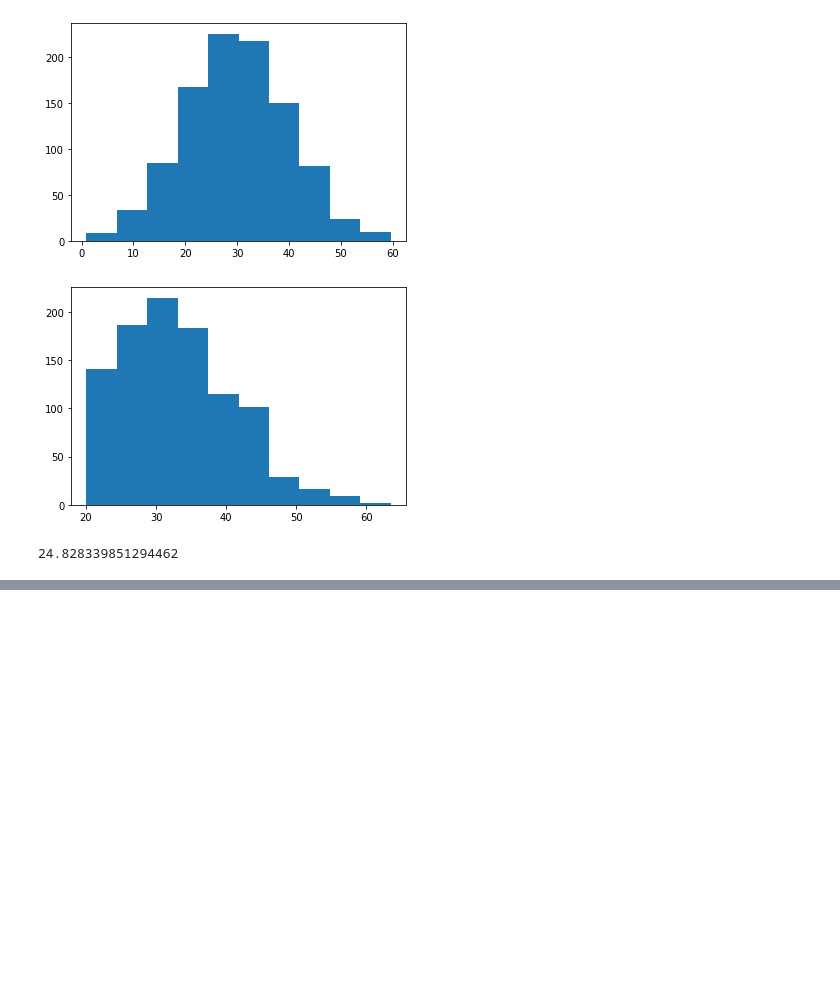
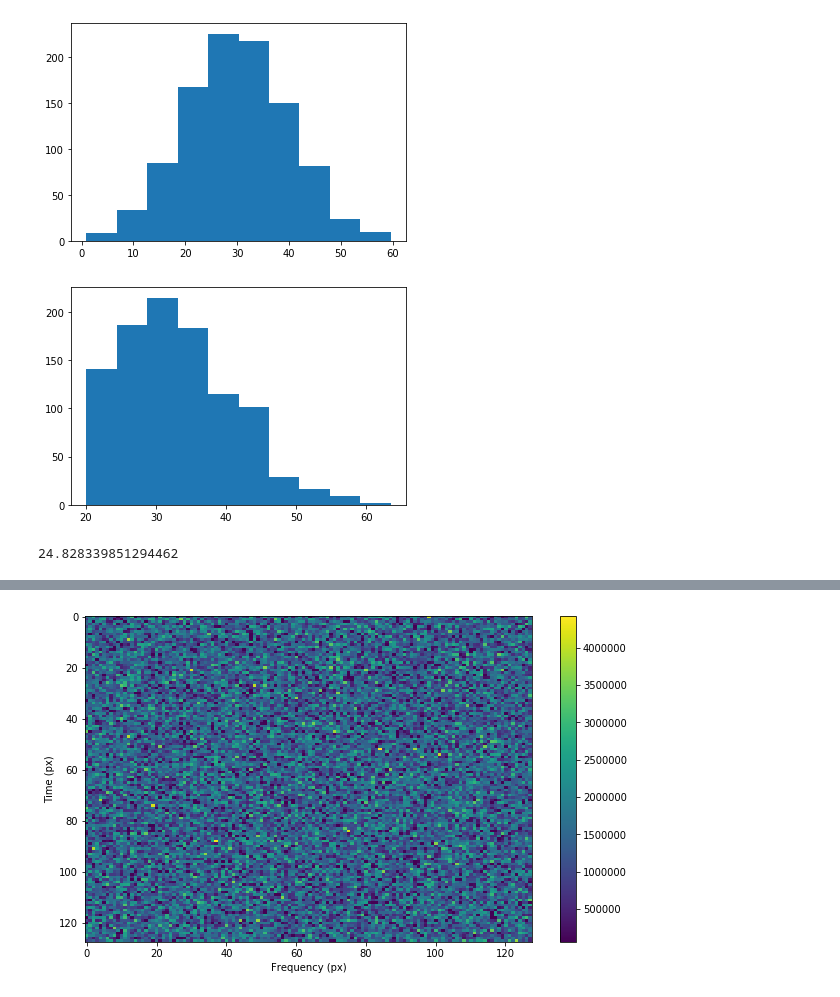
Before and after one commit to bbrzycki/bl-scint-analysis, a Jupyter notebook: generation/Add_Scintillation_to_Observations.ipynb, the cells around one changed output, grey strips where cells are left out. Saved outputs shown, nothing was run; the diff lists cells and outputs as text; code cells hidden in the pictures; blank space fills up the shorter version.

```diff
--- a/generation/Add_Scintillation_to_Observations.ipynb
+++ b/generation/Add_Scintillation_to_Observations.ipynb
@@ -225,0 +228,83 @@ a
+# %%
+##### FRAME PARAMETERS #####
+
+obs_length = 600
+
+f_flag = 2**20
+t_flag = 13
+
+
+
+df = stg.cast_value(1500 / 512 / f_flag * u.MHz, u.Hz)
+dt = stg.cast_value(t_flag / df, u.s)
+print('df:', df)
+print('dt:', dt)
+
+fchans = 128
+tchans = int(obs_length / dt.value)
+print('Dims:', fchans, 'x', tchans)
+
+print('Max drift range:', df*fchans/dt/tchans)
+
+##### SIGNAL PARAMETERS #####
+
+tscint = np.random.normal(30, 10)
+while tscint < 20:
+    tscint = np.random.normal(30, 10)
+
+print('t_d:', tscint)
+print('t_d (px):', tscint / dt)
+
+
+linewidth = np.random.uniform(1, 10) * u.Hz
+print('Linewidth:', linewidth)
+
+SNR = np.random.uniform(10, 100)
+print('SNR:', SNR)
+
+
+start_index = np.random.randint(fchans)
+end_index = np.random.uniform(0, fchans)
+drift_rate = (end_index - start_index) * df / (dt * tchans)
+
+
+#######################
+
+# dt=10
+frame = stg.Frame(fchans=fchans,
+                  tchans=tchans,
+                  df=df,
+                  dt=dt)
+
+noise = frame.add_noise_from_obs()
+
+
+fig = plt.figure(figsize=(10, 6))
+plt.imshow(frame.get_data(), aspect='auto')
+plt.xlabel('Frequency (px)')
+plt.ylabel('Time (px)')
+plt.colorbar()
+
+plt.show()
+
+
+
+p = 2
+rho = stg.get_rho(frame.ts, tscint, p)
+
+Z = stg.build_Z(rho, frame.tchans)
+Y = stg.get_Y(Z)
+
+signal = frame.add_signal(stg.constant_path(f_start=frame.fs[start_index], drift_rate=drift_rate),
+                          Y[:frame.tchans] * frame.compute_intensity(SNR),
+                          stg.gaussian_f_profile(width=linewidth),
+                          stg.constant_bp_profile(level=1))
+
+fig = plt.figure(figsize=(10, 6))
+plt.imshow(frame.get_data(), aspect='auto')
+plt.xlabel('Frequency (px)')
+plt.ylabel('Time (px)')
+plt.colorbar()
+
+plt.show()
+# %% [output]
@@ -225,0 +319 @@ a
+[figure, added]
```
Also changed, not shown: parts of 16 cells of this notebook, 3 other files.
